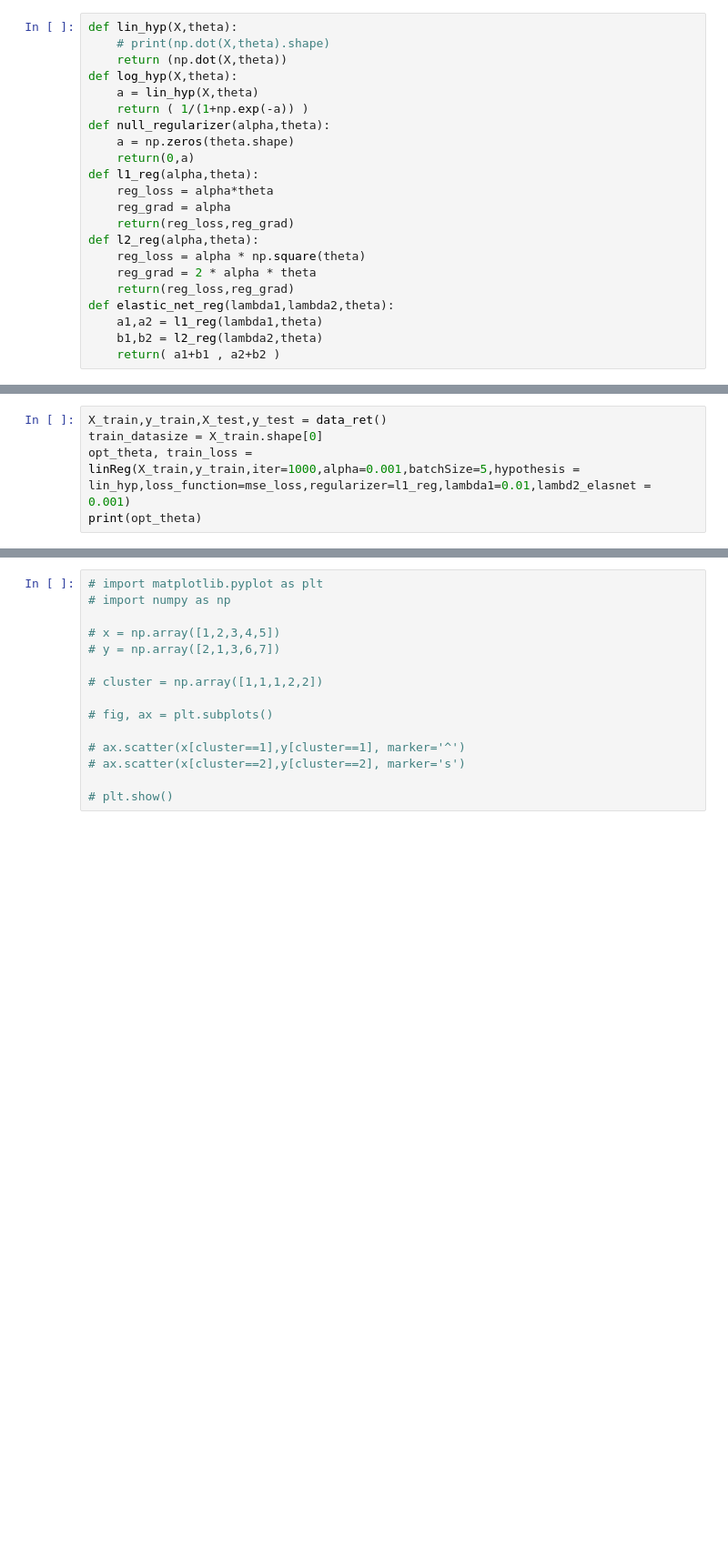
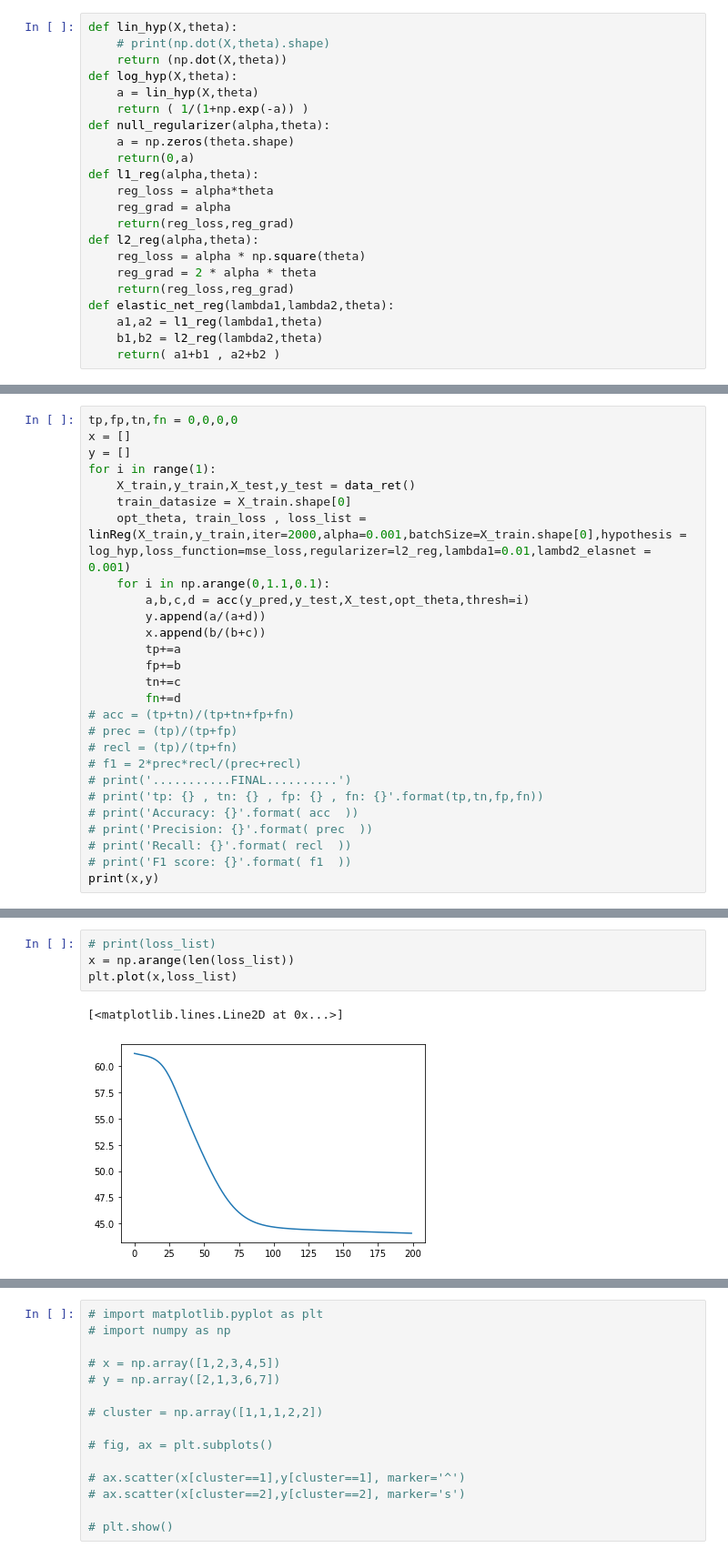
Before and after one commit to anikettle/ELL409_Assignment1, a Jupyter notebook: Ani_A1_P1_ELL409_Lin.ipynb, the cells around one changed output, grey strips where cells are left out. Shown: that part at 91% size. Drawn from its saved outputs; the diff is of its cells as text; blank space fills up the shorter version.

```diff
--- a/Ani_A1_P1_ELL409_Lin.ipynb
+++ b/Ani_A1_P1_ELL409_Lin.ipynb
@@ -112,5 +117,0 @@ def linReg(X,y,iter=1000,alpha=0.01,batchSize=32,hypothesis = lin_hyp,loss_funct
-# %%
-X_train,y_train,X_test,y_test = data_ret()
-train_datasize = X_train.shape[0]
-opt_theta, train_loss = linReg(X_train,y_train,iter=1000,alpha=0.001,batchSize=5,hypothesis = lin_hyp,loss_function=mse_loss,regularizer=l1_reg,lambda1=0.01,lambd2_elasnet = 0.001)
-print(opt_theta)
@@ -131,0 +118,27 @@ Loss for 1000 iterations: 52.495757829391934
+# %%
+tp,fp,tn,fn = 0,0,0,0
+x = []
+y = []
+for i in range(1):
+    X_train,y_train,X_test,y_test = data_ret()
+    train_datasize = X_train.shape[0]
+    opt_theta, train_loss , loss_list = linReg(X_train,y_train,iter=2000,alpha=0.001,batchSize=X_train.shape[0],hypothesis = log_hyp,loss_function=mse_loss,regularizer=l2_reg,lambda1=0.01,lambd2_elasnet = 0.001)
+    for i in np.arange(0,1.1,0.1):
+        a,b,c,d = acc(y_pred,y_test,X_test,opt_theta,thresh=i)
+        y.append(a/(a+d))
+        x.append(b/(b+c))
+        tp+=a
+        fp+=b
+        tn+=c
+        fn+=d
+# acc = (tp+tn)/(tp+tn+fp+fn)
+# prec = (tp)/(tp+fp)
+# recl = (tp)/(tp+fn)
+# f1 = 2*prec*recl/(prec+recl)
+# print('...........FINAL..........')
+# print('tp: {} , tn: {} , fp: {} , fn: {}'.format(tp,tn,fp,fn))
+# print('Accuracy: {}'.format( acc  ))
+# print('Precision: {}'.format( prec  ))
+# print('Recall: {}'.format( recl  ))
+# print('F1 score: {}'.format( f1  ))
+print(x,y)
@@ -131,0 +163,7 @@ Loss for 1000 iterations: 52.495757829391934
+# %%
+# print(loss_list)
+x = np.arange(len(loss_list))
+plt.plot(x,loss_list)
+# %% [output]
+[<matplotlib.lines.Line2D at 0x...>]
+[figure, added]
```
Also changed, not shown: parts of 6 cells of this notebook, 4 other files.
